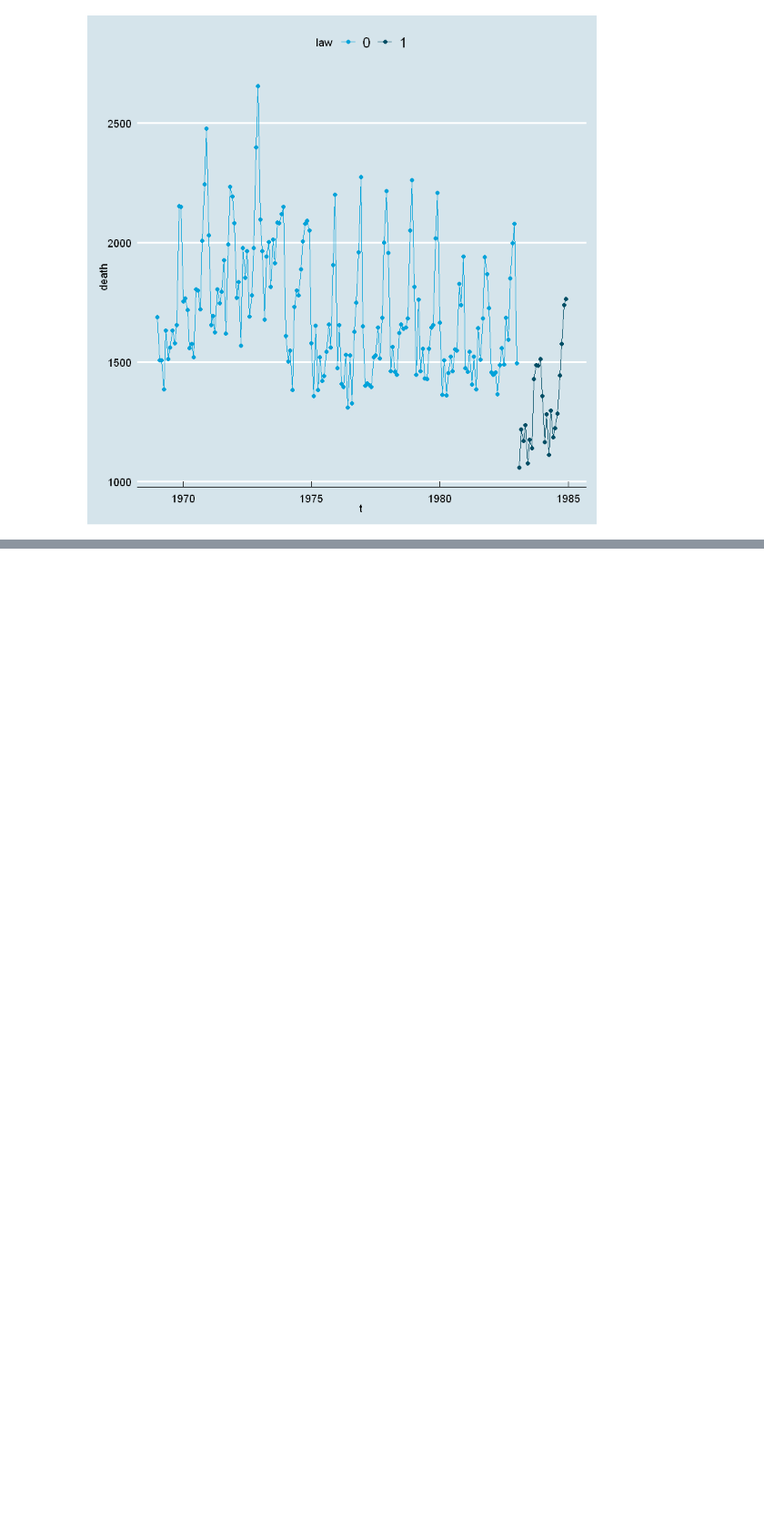
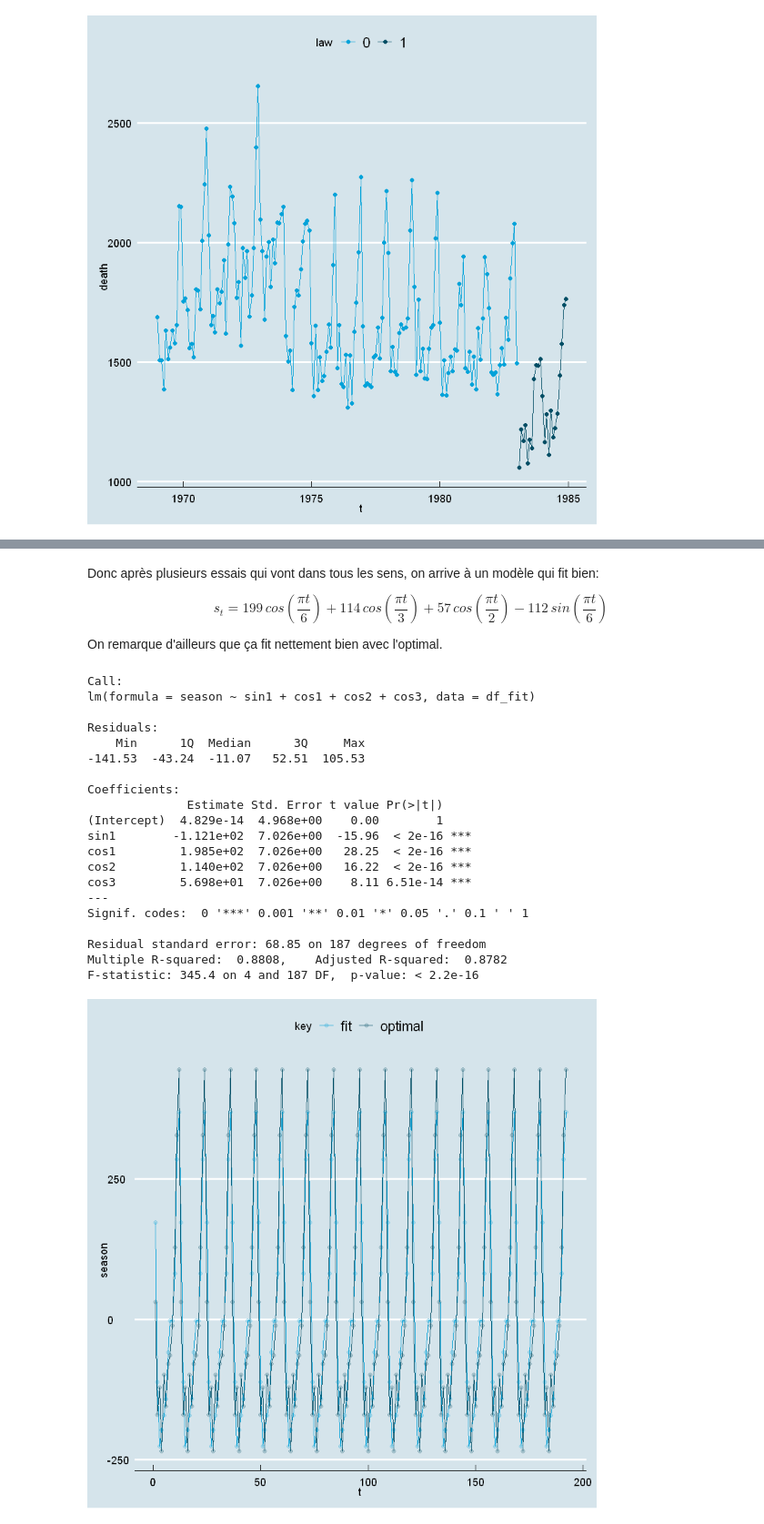
Before and after one commit to Lrakotoson/M_R, a Jupyter notebook: S2/Time Series/Projet/Loïc/UK.ipynb, the cells around one changed output, grey strips where cells are left out. Shown at 91% size. Cells and saved outputs as stored; diff of their text form; code cells hidden in the pictures; blank space fills up the shorter version.

```diff
--- a/S2/Time Series/Projet/Loïc/UK.ipynb
+++ b/S2/Time Series/Projet/Loïc/UK.ipynb
@@ -192,0 +115,13 @@ ERROR: Error in eval(expr, envir, enclos): objet 'demand.values' introuvable
+# %%
+season_fit <- (uk_ts - trend_fit)%>%
+matrix(12) %>% t() %>%
+colMeans(na.rm = T) %>%
+rep(length(uk_ts)/12)
+
+sinusoides <- 1:192%o%c(rep(1:6,2)*pi/6)
+sinusoides[,1:5] <- sin(sinusoides[,1:5])
+sinusoides[,6:10] <- cos(sinusoides[,6:10])
+sinusoides <- as_tibble(sinusoides)
+names(sinusoides) <- c(paste0("sin",1:6),paste0("cos",1:6))
+
+df_fit <- bind_cols(season = season_fit, t = 1:192, sinusoides)
@@ -192,0 +132,37 @@ ERROR: Error in eval(expr, envir, enclos): objet 'demand.values' introuvable
+# %%
+mod_fit_season <- lm(season ~ sin1 + cos1 + cos2 + cos3, data = df_fit)
+# %% [markdown]
+Donc après plusieurs essais qui vont dans tous les sens, on arrive à un modèle qui fit bien:
+
+$$s_t = 199\,cos(\frac{\pi t}{6}) + 114\,cos(\frac{\pi t}{3}) + 57\,cos(\frac{\pi t}{2}) - 112\,sin(\frac{\pi t}{6})$$
+
+On remarque d'ailleurs que ça fit nettement bien avec l'optimal.
+# %%
+summary(mod_fit_season)
+
+seasonal_fit <- mod_fit_season$fitted.values
+tibble(optimal = season_fit, fit = seasonal_fit, t = 1:192) %>% gather("key", "season", -t) %>%
+ggplot() + aes(t, season, color = key) + geom_line() + geom_point(alpha = 0.2) +
+theme_economist() + scale_color_economist()
+# %% [output]
+Call:
+lm(formula = season ~ sin1 + cos1 + cos2 + cos3, data = df_fit)
+
+Residuals:
+    Min      1Q  Median      3Q     Max
+-141.53  -43.24  -11.07   52.51  105.53
+
+Coefficients:
+              Estimate Std. Error t value Pr(>|t|)
+(Intercept)  4.829e-14  4.968e+00    0.00        1
+sin1        -1.121e+02  7.026e+00  -15.96  < 2e-16 ***
+cos1         1.985e+02  7.026e+00   28.25  < 2e-16 ***
+cos2         1.140e+02  7.026e+00   16.22  < 2e-16 ***
+cos3         5.698e+01  7.026e+00    8.11 6.51e-14 ***
+---
+Signif. codes:  0 '***' 0.001 '**' 0.01 '*' 0.05 '.' 0.1 ' ' 1
+
+Residual standard error: 68.85 on 187 degrees of freedom
+Multiple R-squared:  0.8808,    Adjusted R-squared:  0.8782
+F-statistic: 345.4 on 4 and 187 DF,  p-value: < 2.2e-16
+[figure, added]
```
Also changed, not shown: parts of 57 cells of this notebook, 1 other file.
